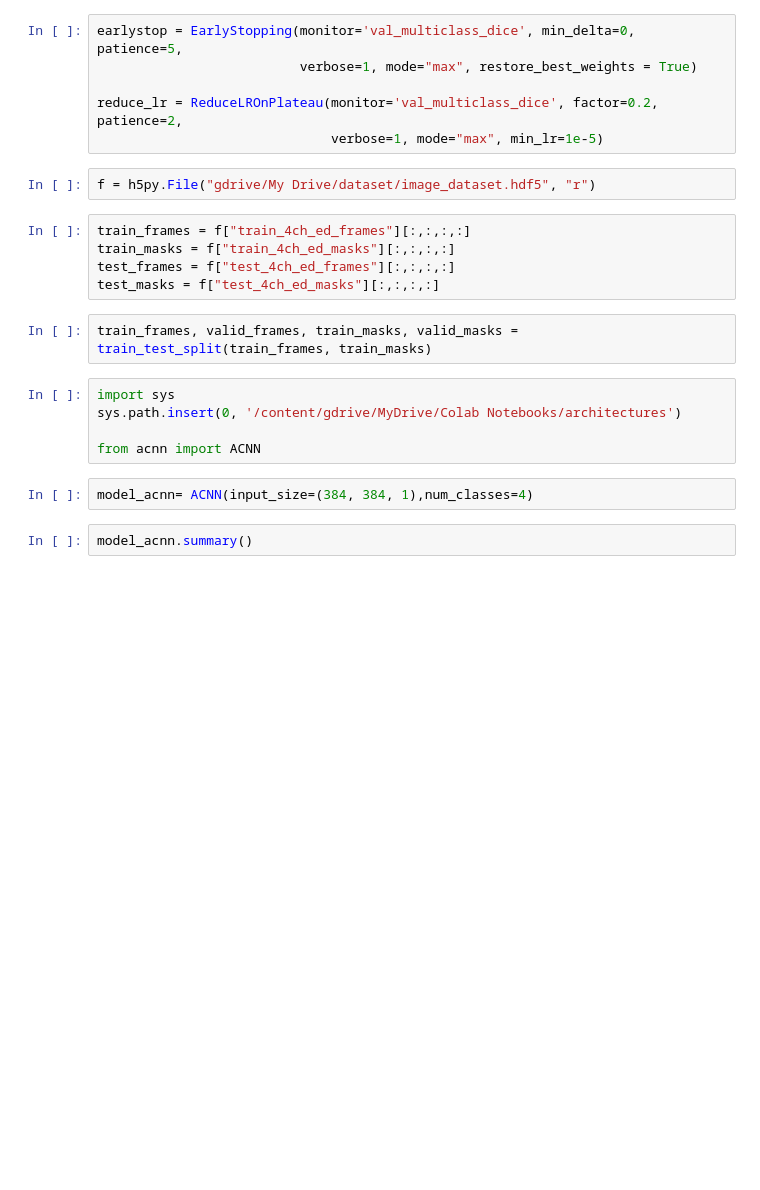
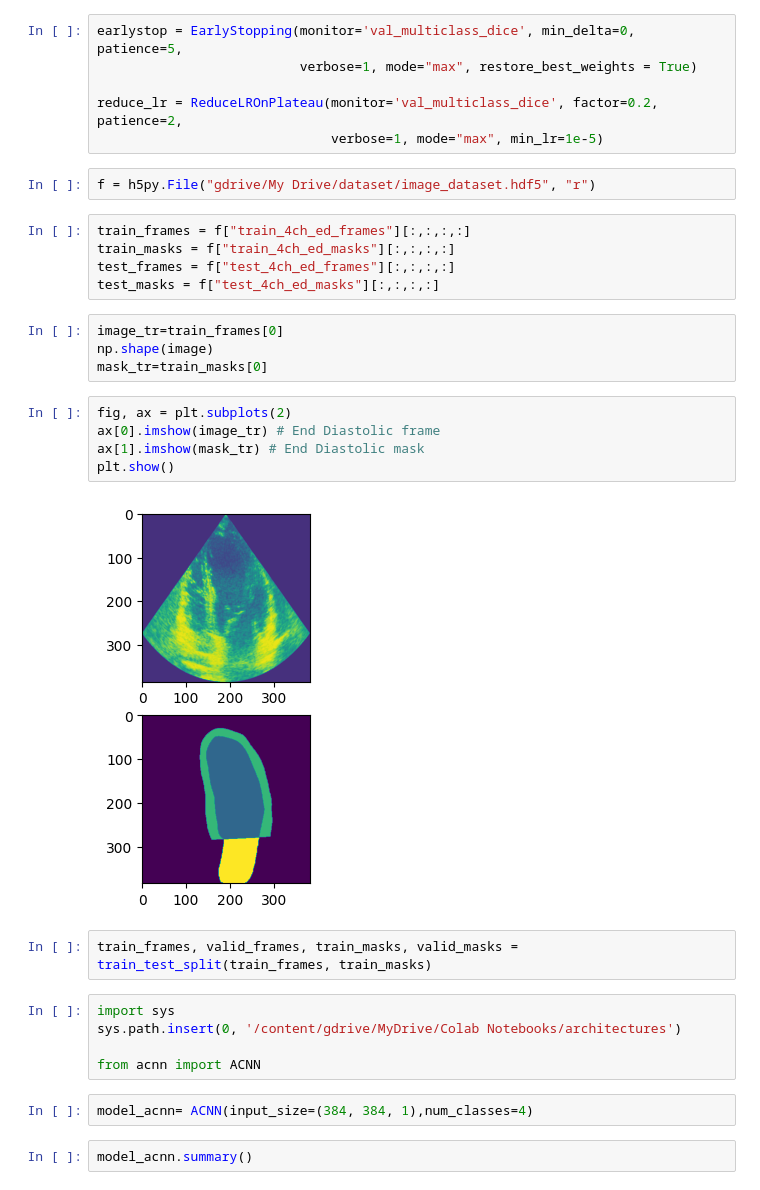
Before and after one commit to Itziar23/prueba, a Jupyter notebook: ACNN.ipynb, the cells around one changed output. Drawn from its saved outputs; the diff is of its cells as text; blank space fills up the shorter version.

```diff
--- a/ACNN.ipynb
+++ b/ACNN.ipynb
@@ -82,6 +101,17 @@ train_frames = f["train_4ch_ed_frames"][:,:,:,:]
 train_masks = f["train_4ch_ed_masks"][:,:,:,:]
 test_frames = f["test_4ch_ed_frames"][:,:,:,:]
 test_masks = f["test_4ch_ed_masks"][:,:,:,:]
+# %%
+image_tr=train_frames[0]
+np.shape(image)
+mask_tr=train_masks[0]
+# %%
+fig, ax = plt.subplots(2)
+ax[0].imshow(image_tr) # End Diastolic frame
+ax[1].imshow(mask_tr) # End Diastolic mask
+plt.show()
+# %% [output]
+[figure, added]
 # %%
 train_frames, valid_frames, train_masks, valid_masks = train_test_split(train_frames, train_masks)
 # %%
```
Also changed, not shown: parts of 28 cells of this notebook.
